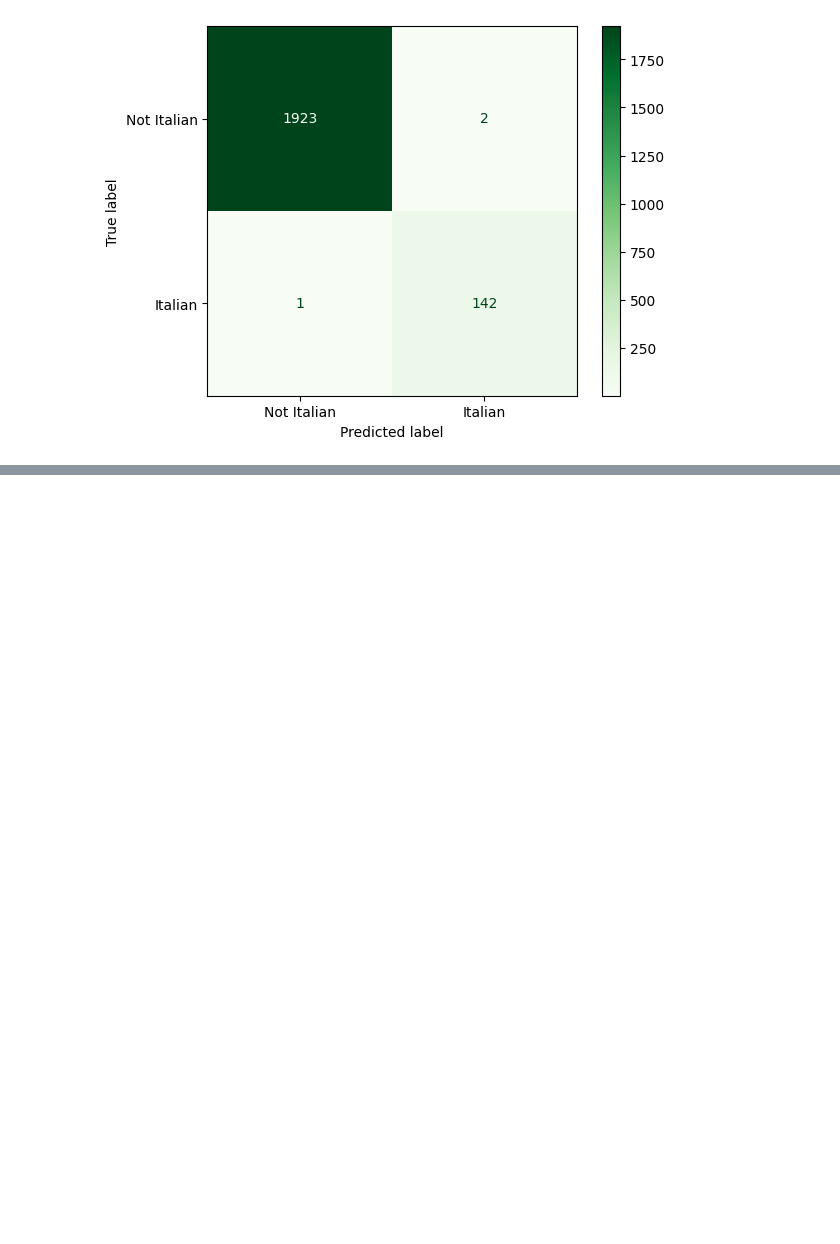
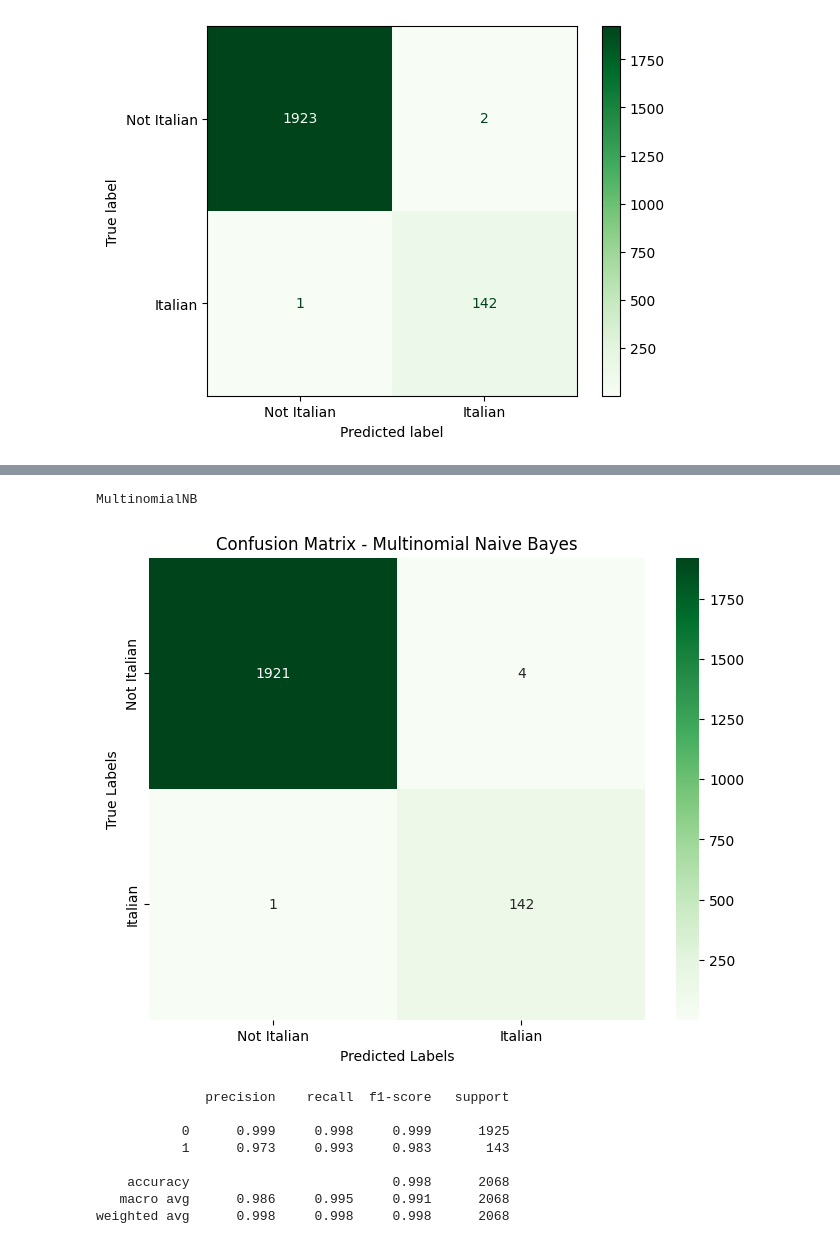
Before and after one commit to GioiaMancini/BinaryLanguageDetection, a Jupyter notebook: ML_Exercise1.ipynb, the cells around one changed output, grey strips where cells are left out. Saved outputs shown, nothing was run; the diff lists cells and outputs as text; code cells hidden in the pictures; blank space fills up the shorter version.

```diff
--- a/ML_Exercise1.ipynb
+++ b/ML_Exercise1.ipynb
@@ -352,6 +354,7 @@ param_grids = [
     {
     'estimator': [SGDClassifier(class_weight='balanced')],
         'vectorizer': [TfidfVectorizer(), CountVectorizer()],
+        'vectorizer__ngram_range': [(1,1), (1,2), (1,3)],
         'estimator__alpha': [0.001, 0.01, 0.1],
         'estimator__loss': ['hinge', 'log']
     }
@@ -466,0 +532,16 @@ plt.show()
+# %%
+y_pred = best_model.predict(X_test)
+
+plot_CM(Y_test, y_pred, best_model)
+print(classification_report(Y_test, y_pred, digits=3))
+# %% [output]
+MultinomialNB
+[figure, added]
+              precision    recall  f1-score   support
+
+           0      0.999     0.998     0.999      1925
+           1      0.973     0.993     0.983       143
+
+    accuracy                          0.998      2068
+   macro avg      0.986     0.995     0.991      2068
+weighted avg      0.998     0.998     0.998      2068
```
Also changed, not shown: parts of 4 cells of this notebook, 2 other files.
